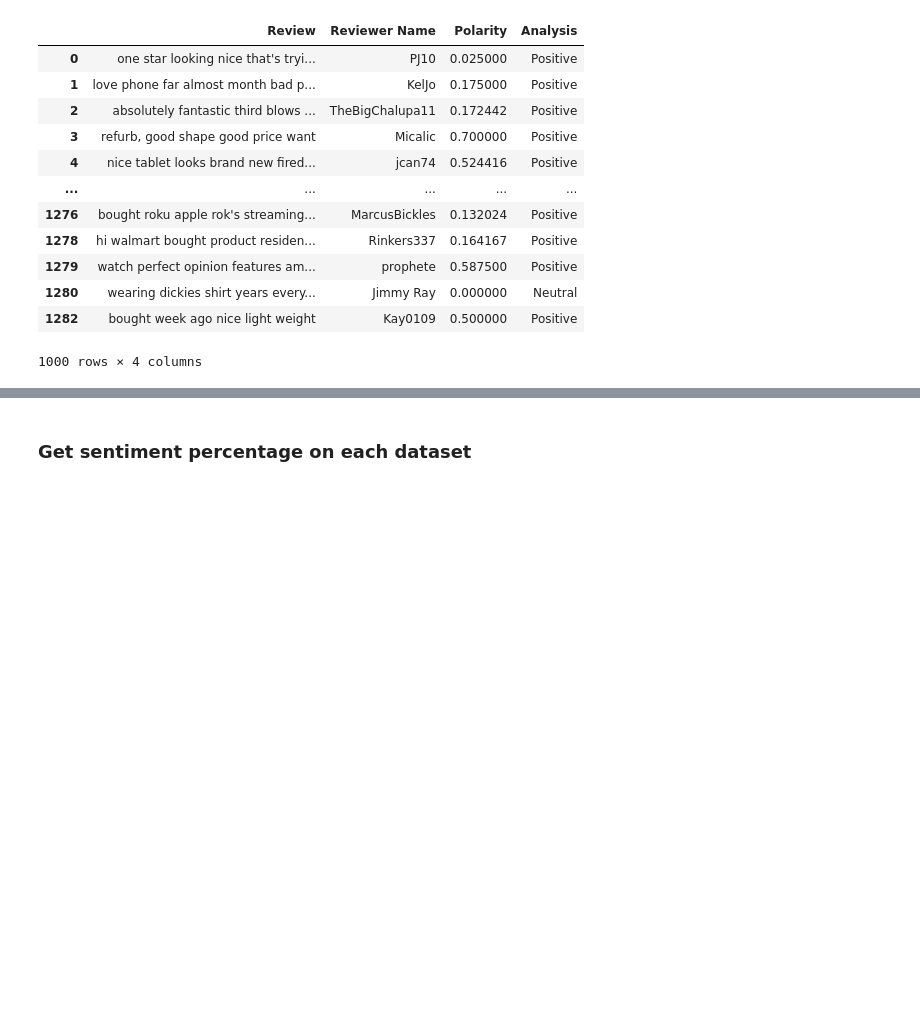
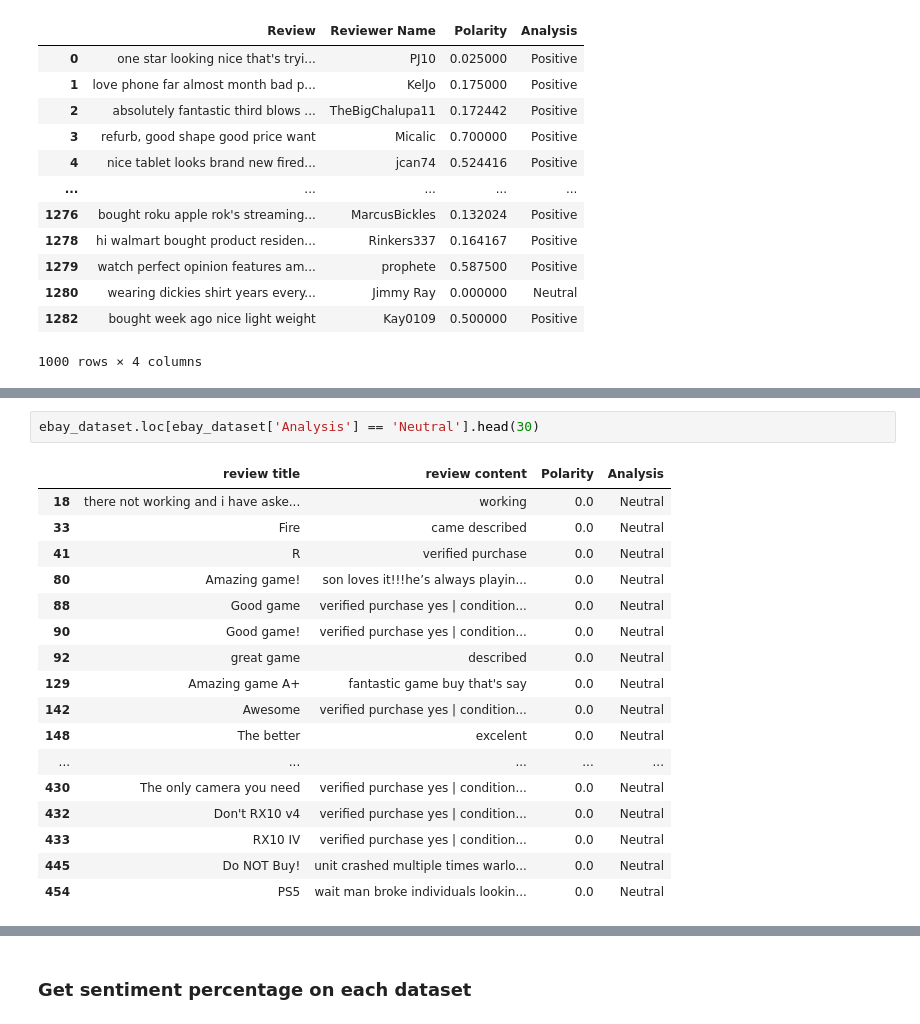
Before and after one commit to isdmg/CS144-8P-RESEARCH-PAPER, a Jupyter notebook: CS144-8P RESEARCH PAPER.ipynb, the cells around one changed output, grey strips where cells are left out. Drawn from its saved outputs; the diff is of its cells as text; blank space fills up the shorter version.

```diff
--- a/CS144-8P RESEARCH PAPER.ipynb
+++ b/CS144-8P RESEARCH PAPER.ipynb
@@ -326,0 +371,20 @@ walmart_dataset
+# %%
+ebay_dataset.loc[ebay_dataset['Analysis'] == 'Neutral'].head(30)
+# %% [output]
+|  | review title | review content | Polarity | Analysis |
+| 18 | there not working and i have aske... | working | 0.0 | Neutral |
+| 33 | Fire | came described | 0.0 | Neutral |
+| 41 | R | verified purchase | 0.0 | Neutral |
+| 80 | Amazing game! | son loves it!!!he’s always playin... | 0.0 | Neutral |
+| 88 | Good game | verified purchase yes | condition... | 0.0 | Neutral |
+| 90 | Good game! | verified purchase yes | condition... | 0.0 | Neutral |
+| 92 | great game | described | 0.0 | Neutral |
+| 129 | Amazing game A+ | fantastic game buy that's say | 0.0 | Neutral |
+| 142 | Awesome | verified purchase yes | condition... | 0.0 | Neutral |
+| 148 | The better | excelent | 0.0 | Neutral |
+| ... | ... | ... | ... | ... |
+| 430 | The only camera you need | verified purchase yes | condition... | 0.0 | Neutral |
+| 432 | Don't RX10 v4 | verified purchase yes | condition... | 0.0 | Neutral |
+| 433 | RX10 IV | verified purchase yes | condition... | 0.0 | Neutral |
+| 445 | Do NOT Buy! | unit crashed multiple times warlo... | 0.0 | Neutral |
+| 454 | PS5 | wait man broke individuals lookin... | 0.0 | Neutral |
```
Also changed, not shown: parts of 22 cells of this notebook, 1 other file.
